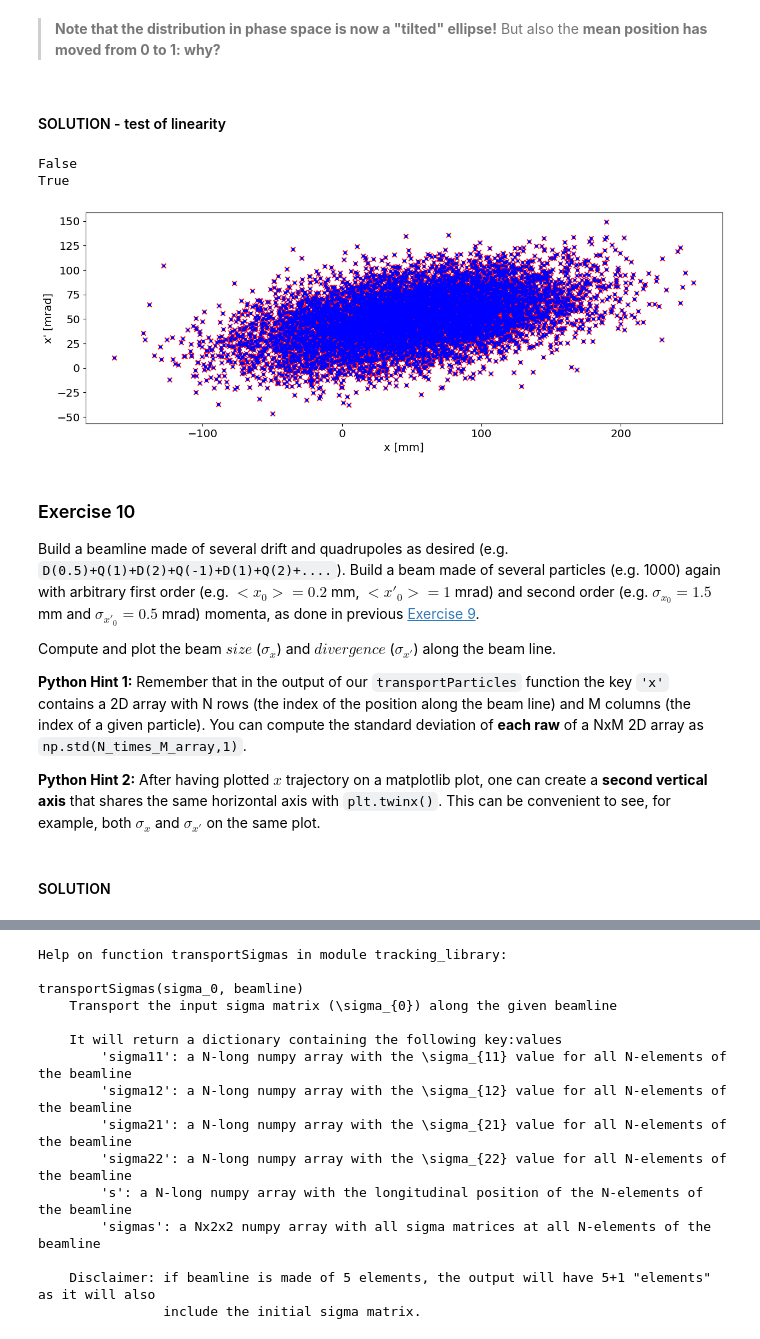
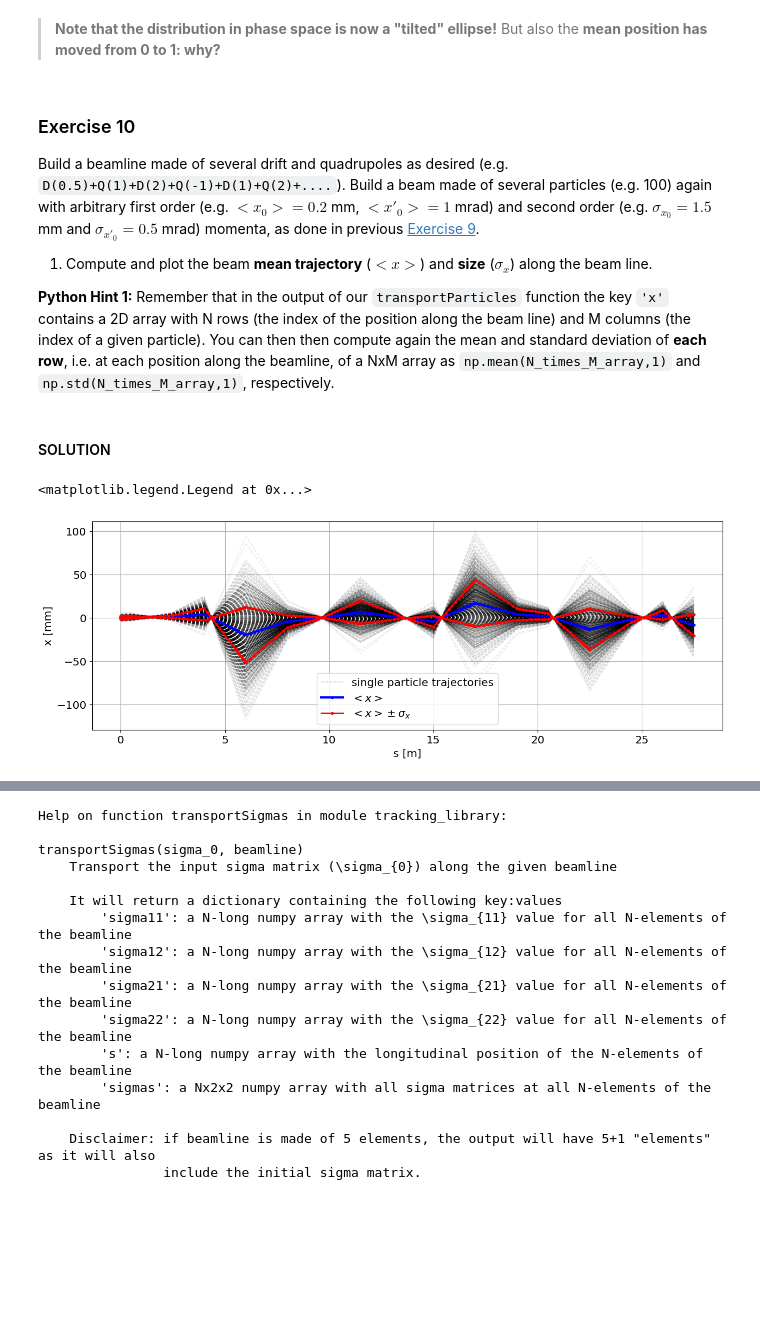
Before and after one commit to cerncas/hands-on-lattice-exercises, a Jupyter notebook: solutions/02_Multi_Particles_solutions.ipynb, the cells around one changed output, grey strips where cells are left out. Cells and saved outputs as stored; diff of their text form; code cells hidden in the pictures; blank space fills up the shorter version.

```diff
--- a/solutions/02_Multi_Particles_solutions.ipynb
+++ b/solutions/02_Multi_Particles_solutions.ipynb
@@ -114,62 +120,50 @@ plt.scatter(np.mean(beam_after_drift[0, :]), np.mean(beam_after_drift[1, :]), 10
 # %% [markdown]
 > **Note that the distribution in phase space is now a "tilted" ellipse!** But also the **mean position has moved from 0 to 1: why?**
-# %% [markdown]
-#### SOLUTION - test of linearity
-# %%
-# code here your solution...
-month_birthday = 3
-scaling_factor = (17 * month_birthday)
-
-#######################
-# using the simple drift matrix
-beam_after_drift = D(1)[0]["matrix"] @ beam
-beam_after_drift_scaled = D(1)[0]["matrix"] @ (scaling_factor*beam)
-# using `transportParticles()` function
-tracked = transportParticles(beam, D(1))
-beam_after_drift = tracked["coords"][-1]  # where "-1" refers to the last element of the beamline
-tracked_scaled = transportParticles(scaling_factor*beam, D(1))
-beam_after_drift_scaled = tracked_scaled["coords"][-1]  # where "-1" refers to the last element of the beamline
-#######################
-
-# Compare in a plot #####
-plt.scatter(scaling_factor*beam_after_drift[0, :], scaling_factor*beam_after_drift[1, :], marker='x', color='r')
-plt.scatter(beam_after_drift_scaled[0, :], beam_after_drift_scaled[1, :], marker='.', color='b', label='b')
-plt.xlabel("x [mm]")
-plt.ylabel("x' [mrad]")
-
-# Compare using np.array_equal
-# this might return False due to machine precision rounding - See **Computational tools** course!:
-print(np.array_equal(scaling_factor*beam_after_drift, beam_after_drift_scaled))
-# let's compare at the level of 10 times epsilon, times the scaling factor used for the test
-print(np.max(np.abs(scaling_factor*beam_after_drift - beam_after_drift_scaled)) < 10 * scaling_factor * np.finfo(beam_after_drift.dtype).eps)
-# %% [output]
-False
-True
-[figure, removed]
 # %% [markdown]
 ### Exercise 10
 
 Build a beamline made of several drift and quadrupoles as desired (e.g. `D(0.5)+Q(1)+D(2)+Q(-1)+D(1)+Q(2)+....`).
-Build a beam made of several particles (e.g. 1000) again with arbitrary first order (e.g. $<x_0> = 0.2$ mm, $<x'_0> = 1$ mrad) and second order (e.g. $\sigma_{x_0} = 1.5$ mm and $\sigma_{x'_0} = 0.5$ mrad) momenta, as done in previous [Exercise 9](#exercise-9).
+Build a beam made of several particles (e.g. 100) again with arbitrary first order (e.g. $<x_0> = 0.2$ mm, $<x'_0> = 1$ mrad) and second order (e.g. $\sigma_{x_0} = 1.5$ mm and $\sigma_{x'_0} = 0.5$ mrad) momenta, as done in previous [Exercise 9](#exercise-9).
 
-Compute and plot the beam $size$ ($\sigma_x$) and $divergence$ ($\sigma_{x'}$) along the beam line.
+1. Compute and plot the beam **mean trajectory** ($<x>$) and **size** ($\sigma_x$) along the beam line.
 
 **Python Hint 1:** Remember that in the output of our `transportParticles` function the key `'x'` contains a 2D array with N rows (the index of the position along the beam line) and M columns (the index of a given particle).
-You can compute the standard deviation of **each raw** of a NxM 2D array as `np.std(N_times_M_array,1)`.
-
-**Python Hint 2:** After having plotted $x$ trajectory on a matplotlib plot, one can create a **second vertical axis** that shares the same horizontal axis with `plt.twinx()`. This can be convenient to see, for example, both $\sigma_x$ and $\sigma_{x'}$ on the same plot.
+You can then then compute again the mean and standard deviation of **each row**, i.e. at each position along the beamline, of a NxM array as `np.mean(N_times_M_array,1)` and `np.std(N_times_M_array,1)`, respectively.
 # %% [markdown]
 #### SOLUTION
 # %%
 # code here your solution...
 # prepare the beamline
 beamline = 5 * (10 * D(0.5 / 10) + Q(1) + 10 * D(2 / 10) + Q(-0.8) + 10 * D(1.5 / 10) + Q(0.3) + +10 * D(1.5 / 10))
 
 # prepare the beam
+N_particles = 1000
 beam = np.random.randn(2, N_particles)
 x0 = 0.2
 xp0 = 1
 sigx = 1.5
 sigxp = 0.5
 beam[0, :] = sigx * beam[0, :] + x0
 beam[1, :] = sigxp * beam[1, :] + xp0
+
+# Transport the particles
+transported_particles = transportParticles(beam, beamline)
+
+# Compute means and stds
+mean_trajectory = np.mean(transported_particles["x"], 1)
+beam_size_evollution = np.std(transported_particles["x"], 1)
+
+# lets look at all particles and its standard deviation
+plt.plot(transported_particles["s"], transported_particles["x"], "--k", lw=1, alpha=0.1)
+plt.plot([],[], "--k", lw=1, alpha=0.3, label='single particle trajectories') # dummy plot, for label
+plt.plot(transported_particles["s"], mean_trajectory, ".-b", lw=3, label=r'$<x>$')
+plt.plot(transported_particles["s"], mean_trajectory + beam_size_evollution, ".-r", lw=2, label=r'$<x> \pm \sigma_x$')
+plt.plot(transported_particles["s"], mean_trajectory - beam_size_evollution, ".-r", lw=2)
+
+plt.grid(True)
+plt.ylabel("x [mm]")
+plt.xlabel("s [m]")
+plt.legend()
+# %% [output]
+<matplotlib.legend.Legend at 0x...>
+[figure, added]
```
Also changed, not shown: parts of 17 cells of this notebook.
